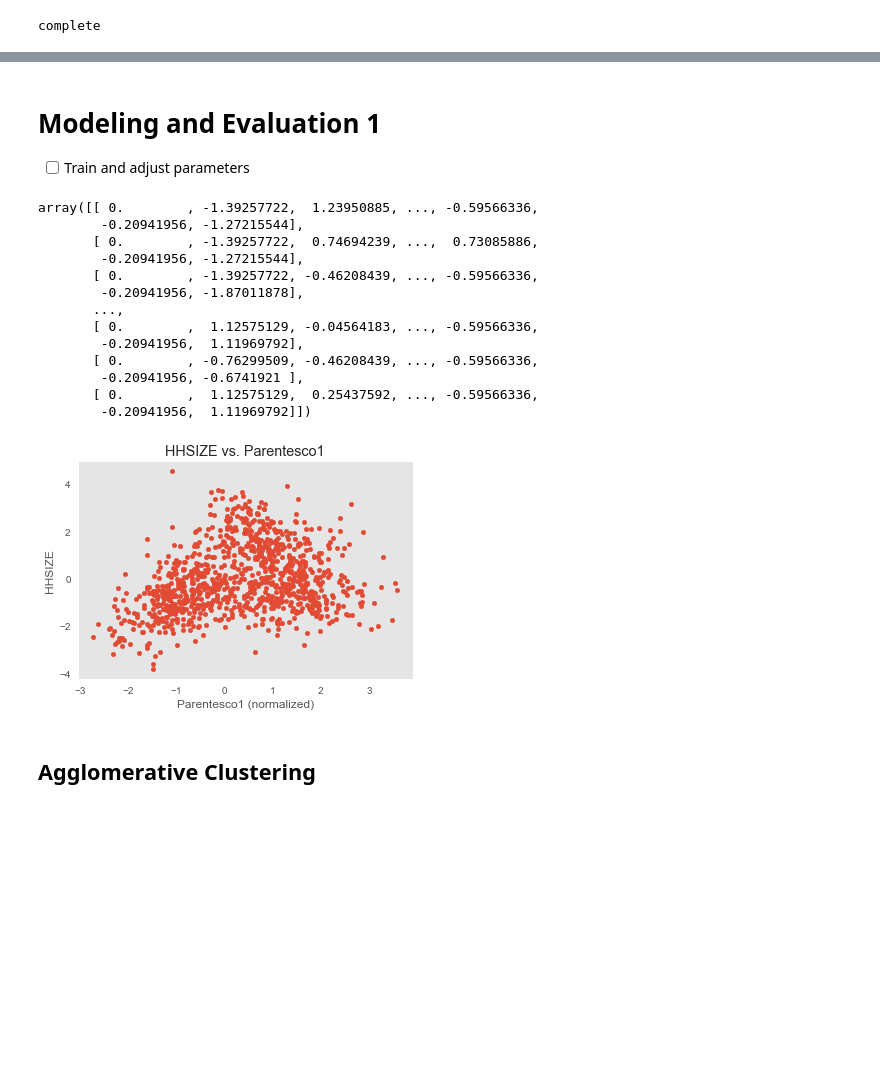
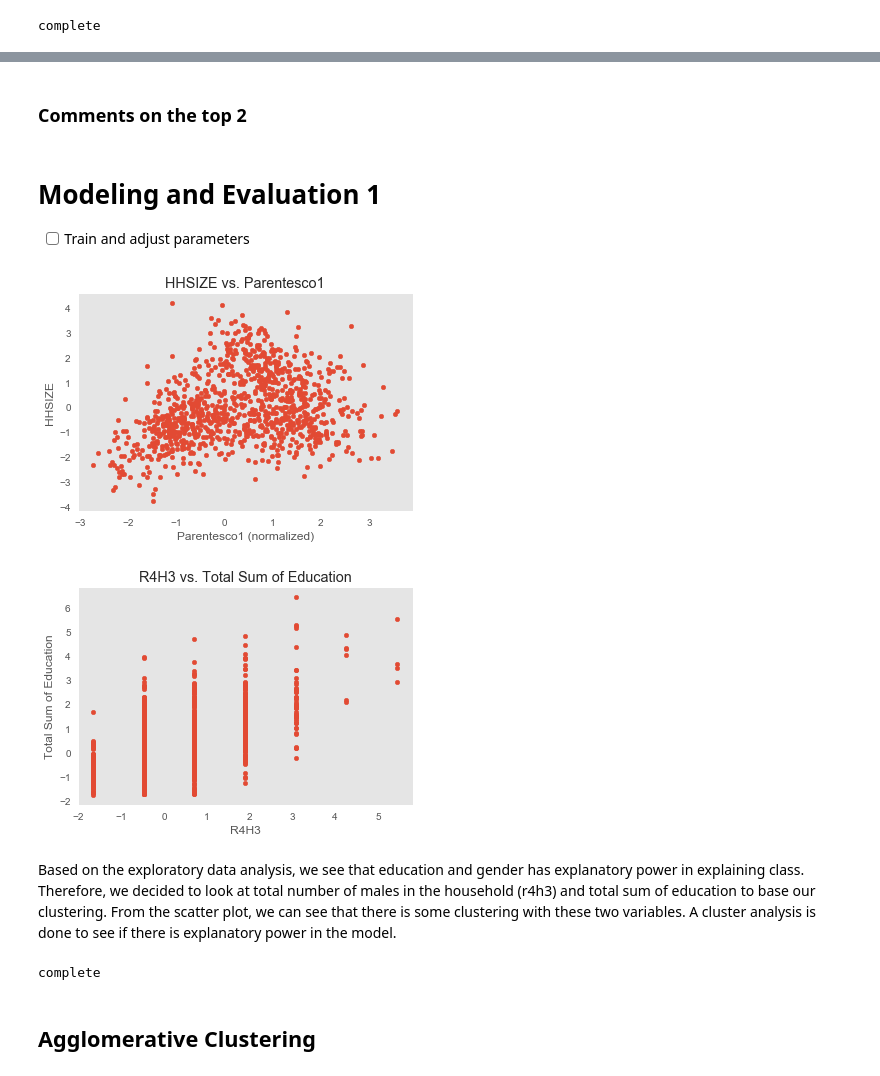
Before and after one commit to JLMarin64/CostaRicanPovertyPred, a Jupyter notebook: Lab 3/Lab 3_jm2.ipynb, the cells around one changed output, grey strips where cells are left out. Cells and saved outputs as stored; diff of their text form; code cells hidden in the pictures; blank space fills up the shorter version.

```diff
--- a/Lab 3/Lab 3_jm2.ipynb
+++ b/Lab 3/Lab 3_jm2.ipynb
@@ -584,50 +636,45 @@ Current size: [6.0, 4.0]
+# %% [markdown]
+###  Comments on the top 2
 # %% [markdown]
 # Modeling and Evaluation 1
 
 - [ ] Train and adjust parameters
-# %%
-X_cluster
-#X_cluster.info()
-# %% [output]
-array([[ 0.        , -1.39257722,  1.23950885, ..., -0.59566336,
-        -0.20941956, -1.27215544],
-       [ 0.        , -1.39257722,  0.74694239, ...,  0.73085886,
-        -0.20941956, -1.27215544],
-       [ 0.        , -1.39257722, -0.46208439, ..., -0.59566336,
-        -0.20941956, -1.87011878],
-       ...,
-       [ 0.        ,  1.12575129, -0.04564183, ..., -0.59566336,
-        -0.20941956,  1.11969792],
-       [ 0.        , -0.76299509, -0.46208439, ..., -0.59566336,
-        -0.20941956, -0.6741921 ],
-       [ 0.        ,  1.12575129,  0.25437592, ..., -0.59566336,
-        -0.20941956,  1.11969792]])
 # %%
 from matplotlib import pyplot as plt
 from sklearn.cluster import AgglomerativeClustering
 from sklearn.cluster import KMeans
 from sklearn.cluster import DBSCAN
 import numpy as np
 
 from sklearn.cluster import KMeans
 import numpy as np
 import pandas as pd
 plt.style.use("ggplot")
 
 %matplotlib inline
 #X1 = X[['hhsize','parentesco1']].values
 #X1 = X[[1, 0]].values
 #parentesco1 = 0
 #hhsize = 1
 #v2a1 = 2
 # rooms = 4
 
-
 plt.scatter(X[:, 1], X[:, 0]+np.random.random(X[:, 1].shape)/2,
              s=20)
 plt.xlabel('Parentesco1 (normalized)'), plt.ylabel('HHSIZE')
 plt.grid()
 plt.title('HHSIZE vs. Parentesco1')
 plt.show()
+
+
+plt.scatter(X_cluster[:, 13], X_cluster[:, 107]+np.random.random(X_cluster[:, 1].shape)/2,
+             s=20)
+plt.xlabel('R4H3'), plt.ylabel('Total Sum of Education')
+plt.grid()
+plt.title('R4H3 vs. Total Sum of Education')
+plt.show()
 # %% [output]
-[figure, old version]
+[figure, new version]
+[figure, added]
+# %% [markdown]
+Based on the exploratory data analysis, we see that education and gender has explanatory power in explaining class. Therefore, we decided to look at total number of males in the household (r4h3) and total sum of education to base our clustering. From the scatter plot, we can see that there is some clustering with these two variables. A cluster analysis is done to see if there is explanatory power in the model.
@@ -634,3 +686,27 @@ plt.show()
+# %%
+#Rescaling
+
+X2 = scl.fit_transform(X2)
+
+from sklearn.preprocessing import StandardScaler
+
+y = train_model_set.Target
+X = train_model_set
+
+X = X.drop('Id', axis = 1)
+X = X.drop('idhogar', axis = 1)
+X = X.drop('Target', axis = 1)
+X = X.drop('r4h3', axis = 1)
+X = X.drop('Total Sum Years of Schooling', axis = 1)
+
+scl = StandardScaler()
+X = scl.fit_transform(X)
+
+X_cluster = X
+y_cluster = y
+print('complete')
+# %% [output]
+complete
 # %% [markdown]
 ## Agglomerative Clustering
 # %%
```
Also changed, not shown: parts of 16 cells of this notebook.
